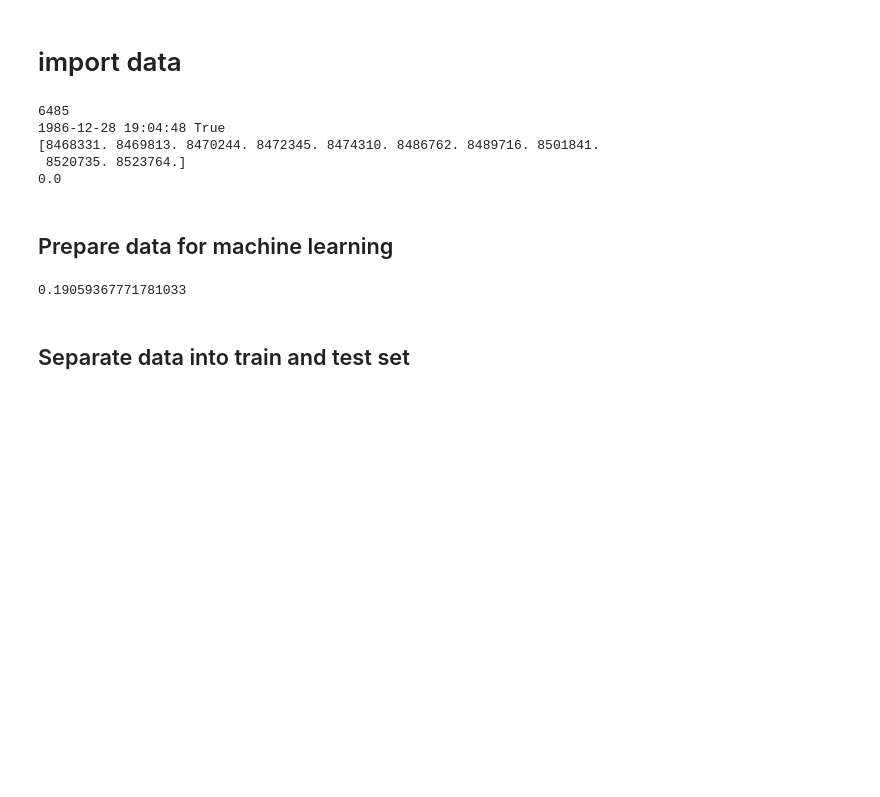
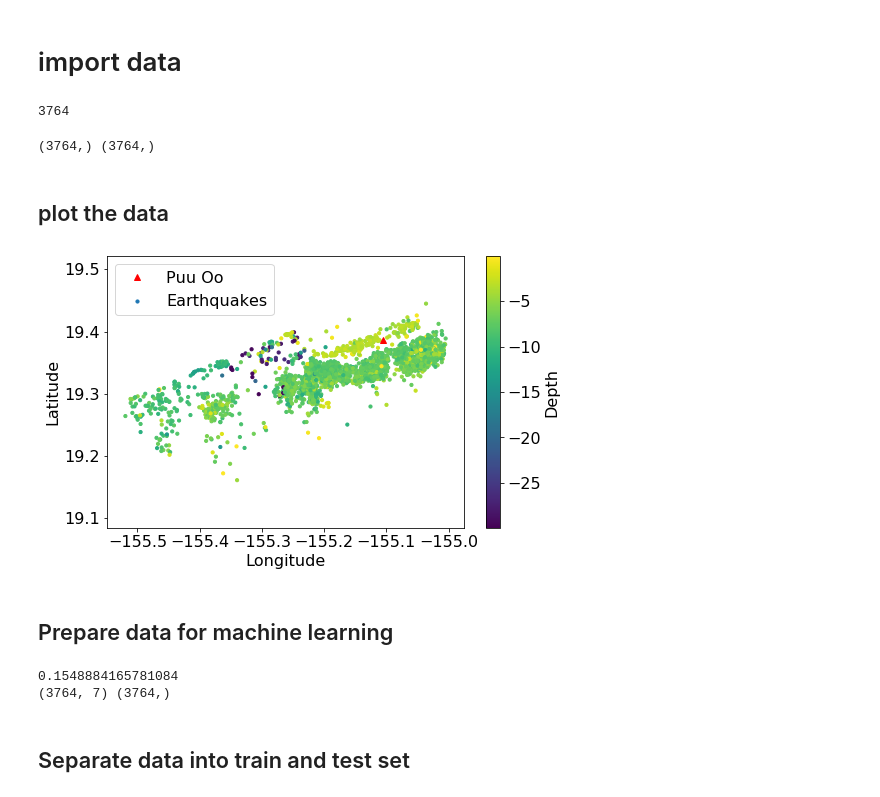
Before and after one commit to bmullet/PEEVED, a Jupyter notebook: RunMLTests.ipynb, the cells around one changed output. Saved outputs shown, nothing was run; the diff lists cells and outputs as text; code cells hidden in the pictures; blank space fills up the shorter version.

```diff
--- a/RunMLTests.ipynb
+++ b/RunMLTests.ipynb
@@ -21,3 +11,40 @@ time, lat, lon, depth, mag = load_puuoo_eqs(eq_csv_path)
+# %%
+def GetEastRiftZoneEQs (lat, lon):
+    latpts = np.array([19.3,19.5])
+    lonpts = np.array([-155.5,-155])
+    A      = np.array([lonpts,[1,1]]).T
+    line   = np.linalg.solve(A, latpts)
+
+    croplocs = lat - line[0]*lon - line[1]
+
+    inds = [j for j in range(len(lon)) if croplocs[j]<=0]
+
+    return inds
+# %%
+eruption_csv_path = 'PuuOo.csv'
+eq_csv_path       = 'puuoo_earthquakes.csv'
+
+PuuOOLoc = [-155.1050, 19.3864]
+
+p = PuuOo(eruption_csv_path)
+time0, lat0, lon0, depth0, mag0 = load_puuoo_eqs(eq_csv_path)
+inds = GetEastRiftZoneEQs(lat0, lon0)
+print(len(inds))
+
+time = [time0[j] for j in range(len(inds))]
+lat  = lat0[inds]
+lon  = lon0[inds]
+depth= depth0[inds]
+mag  = mag0[inds]
+
+tnum = np.array([t.timestamp() for t in time])
+erupt = np.array([p.was_erupting(t) for t in time])
+# %% [output]
+3764
+# %%
+print(lat.shape, lon.shape)
+# %% [output]
+(3764,) (3764,)
 # %%
 SecsToEruption = GetTimeToEruption(time, p)
 SecsSinceEruption = GetTimeSinceEruption(time, p)
@@ -26,26 +52,35 @@ EQsLastDay, EQsLastWeek, EQsLastMonth = GetEQRates(time)
-# %%
-print(len(time))
-print(time[-10],p.was_erupting(time[-10]))
-
-erupt = np.array([p.was_erupting(t) for t in time])
-
-print(SecsSinceEruption[:10])
-print(SecsToEruption[-1])
-# %% [output]
-6485
-1986-12-28 19:04:48 True
-[8468331. 8469813. 8470244. 8472345. 8474310. 8486762. 8489716. 8501841.
- 8520735. 8523764.]
-0.0
+# %% [markdown]
+## plot the data
+# %%
+
+plt.rcParams.update({'font.size': 16})
+
+plt.figure(figsize=(8,5))
+plt.scatter(lon, lat, 10, -depth, label='Earthquakes')
+plt.plot(PuuOOLoc[0], PuuOOLoc[1], 'r^', label='Puu Oo')
+plt.legend()
+plt.xlabel('Longitude')
+plt.ylabel('Latitude')
+plt.colorbar(label='Depth')
+plt.axis('equal')
+plt.savefig('KilaueaEQs.png')
+plt.show()
+# %% [output]
+[figure, added]
 # %% [markdown]
 ## Prepare data for machine learning
 # %%
-X = np.vstack((lat, lon, depth, mag, EQsLastDay, EQsLastWeek, EQsLastMonth)).T
+from sklearn import preprocessing
+
+X = np.vstack((lon, lat, depth, mag, EQsLastDay, EQsLastWeek, EQsLastMonth)).T
+X = preprocessing.scale(X)
 Y = np.array([1 if val==True else 0 for val in erupt])
 
 print(sum(Y)/len(Y))
+print(X.shape, Y.shape)
 # %% [output]
-0.19059367771781033
+0.1548884165781084
+(3764, 7) (3764,)
 # %% [markdown]
 ## Separate data into train and test set
 # %%
```
Also changed, not shown: parts of 33 cells of this notebook, 2 other files.
